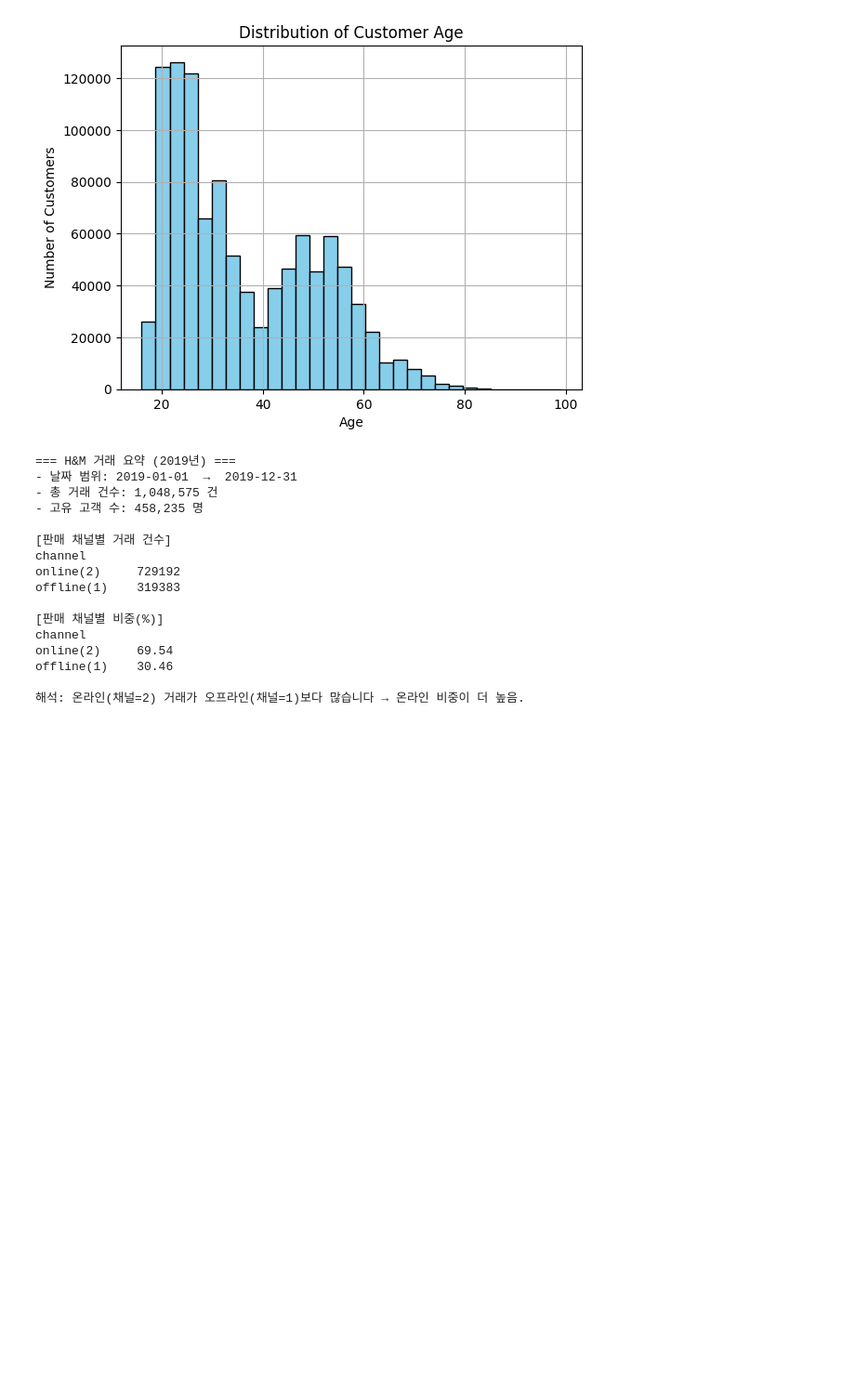
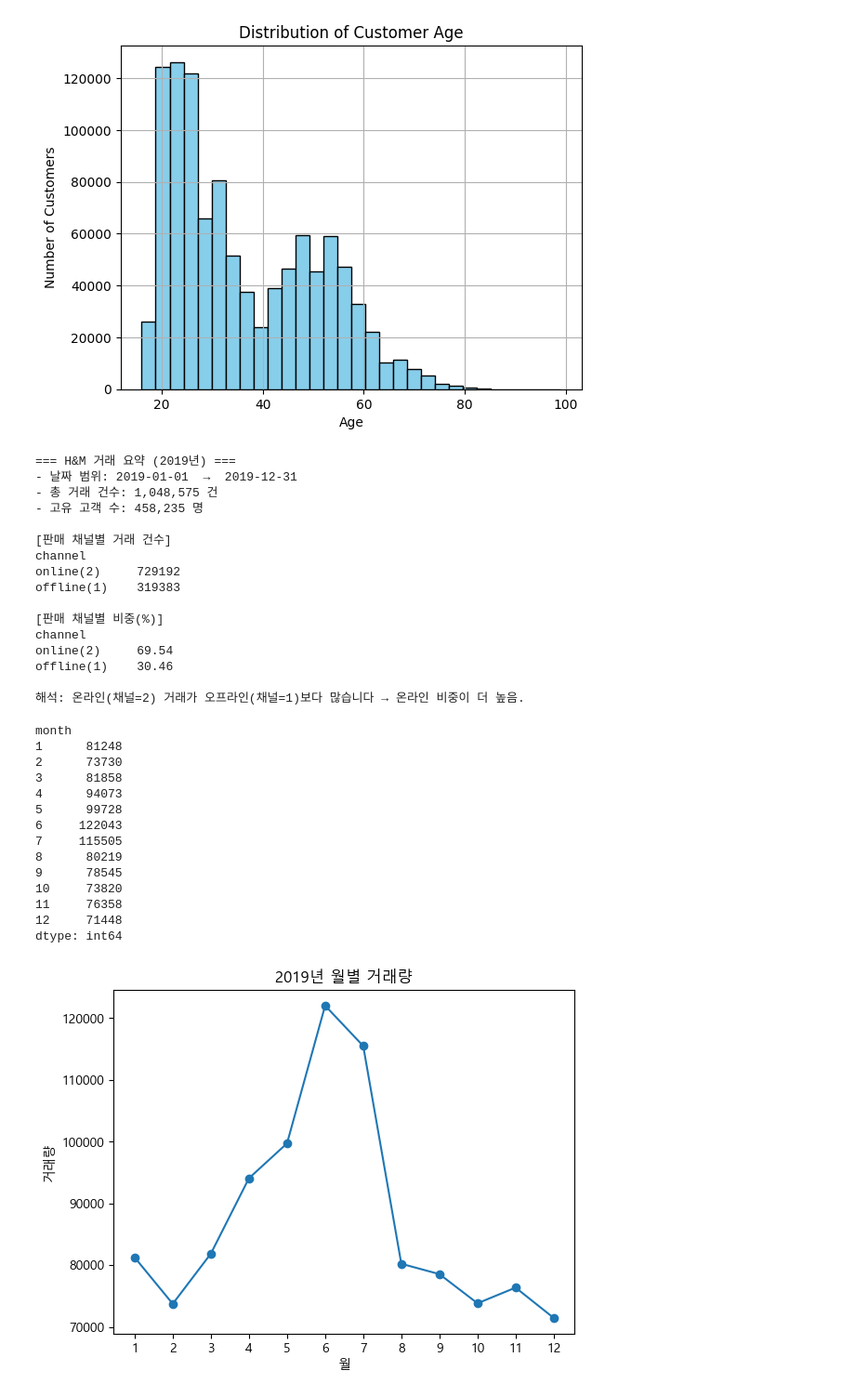
Before and after one commit to Magpie-Jo/Sparta, a Jupyter notebook: Camp/Pandas/pd_Basic 세션 실습/5회차 실습/Training.ipynb, the cells around one changed output. Shown at 93% size. Saved outputs shown, nothing was run; the diff lists cells and outputs as text; code cells hidden in the pictures; blank space fills up the shorter version.

```diff
--- a/Camp/Pandas/pd_Basic 세션 실습/5회차 실습/Training.ipynb
+++ b/Camp/Pandas/pd_Basic 세션 실습/5회차 실습/Training.ipynb
@@ -126,0 +131,26 @@ plt.rcParams['font.family'] = 'Malgun Gothic' # For Windows # plt.rcParams['font
+# %%
+transactions['month'] = pd.to_datetime(transactions['t_dat']).dt.month
+monthly_sales = transactions.groupby('month').size()
+print(monthly_sales)
+plt.plot(monthly_sales.index, monthly_sales.values, marker='o')
+plt.xticks([1, 2, 3, 4, 5, 6, 7, 8, 9, 10, 11, 12])
+plt.title("2019년 월별 거래량")
+plt.xlabel('월')
+plt.ylabel('거래량')
+plt.show()
+# %% [output]
+month
+1      81248
+2      73730
+3      81858
+4      94073
+5      99728
+6     122043
+7     115505
+8      80219
+9      78545
+10     73820
+11     76358
+12     71448
+dtype: int64
+[figure, added]
```
Also changed, not shown: parts of 1 cell of this notebook.
